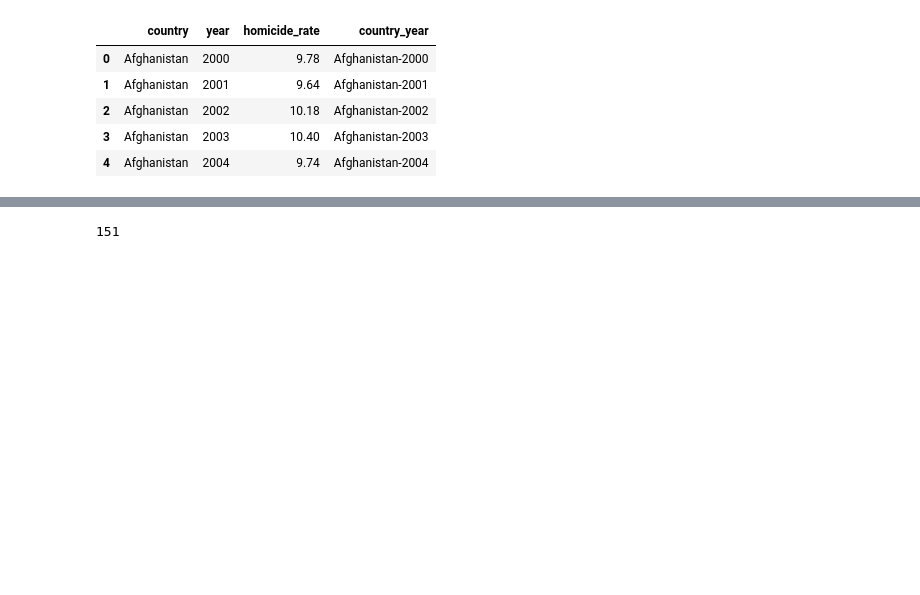
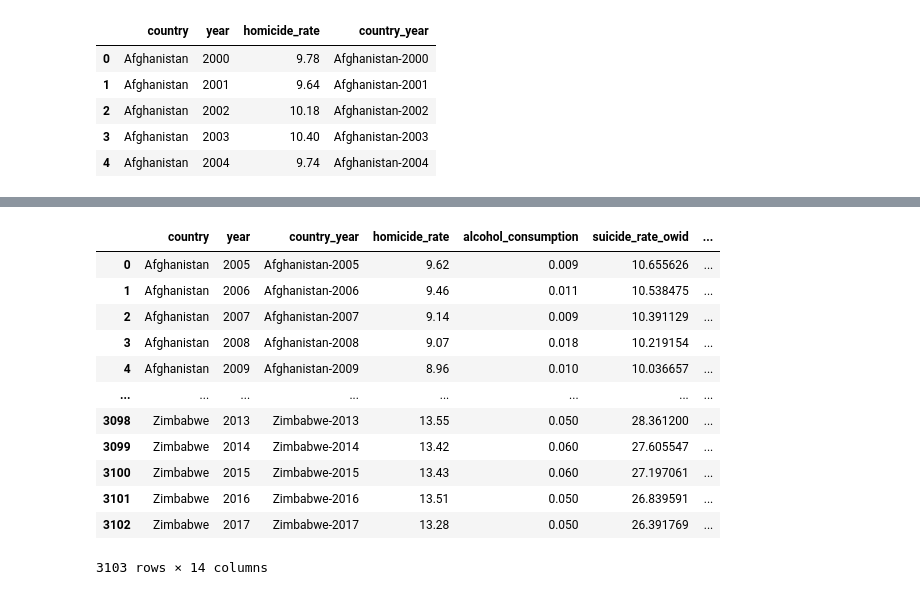
Before and after one commit to anajuarezar/Suicide-Analysis, a Jupyter notebook: data/OWID_WB_clean_dbs.ipynb, the cells around one changed output, grey strips where cells are left out. Saved outputs shown, nothing was run; the diff lists cells and outputs as text; code cells hidden in the pictures; blank space fills up the shorter version.

```diff
--- a/data/OWID_WB_clean_dbs.ipynb
+++ b/data/OWID_WB_clean_dbs.ipynb
@@ -275,0 +240,2 @@ final.head()
+# %%
+final = final.rename(columns={"country_x": "country", "year_x": "year",})
@@ -276,4 +249,16 @@ final.head()
 # %%
-final["country_x"].nunique()
+final
 # %% [output]
+|  | country | year | country_year | homicide_rate | alcohol_consumption | suicide_rate_owid | ... |
+| 0 | Afghanistan | 2005 | Afghanistan-2005 | 9.62 | 0.009 | 10.655626 | ... |
+| 1 | Afghanistan | 2006 | Afghanistan-2006 | 9.46 | 0.011 | 10.538475 | ... |
+| 2 | Afghanistan | 2007 | Afghanistan-2007 | 9.14 | 0.009 | 10.391129 | ... |
+| 3 | Afghanistan | 2008 | Afghanistan-2008 | 9.07 | 0.018 | 10.219154 | ... |
+| 4 | Afghanistan | 2009 | Afghanistan-2009 | 8.96 | 0.010 | 10.036657 | ... |
+| ... | ... | ... | ... | ... | ... | ... | ... |
+| 3098 | Zimbabwe | 2013 | Zimbabwe-2013 | 13.55 | 0.050 | 28.361200 | ... |
+| 3099 | Zimbabwe | 2014 | Zimbabwe-2014 | 13.42 | 0.060 | 27.605547 | ... |
+| 3100 | Zimbabwe | 2015 | Zimbabwe-2015 | 13.43 | 0.060 | 27.197061 | ... |
+| 3101 | Zimbabwe | 2016 | Zimbabwe-2016 | 13.51 | 0.050 | 26.839591 | ... |
+| 3102 | Zimbabwe | 2017 | Zimbabwe-2017 | 13.28 | 0.050 | 26.391769 | ... |
-151
+3103 rows × 14 columns
```
Also changed, not shown: parts of 23 cells of this notebook, 2 other files.
